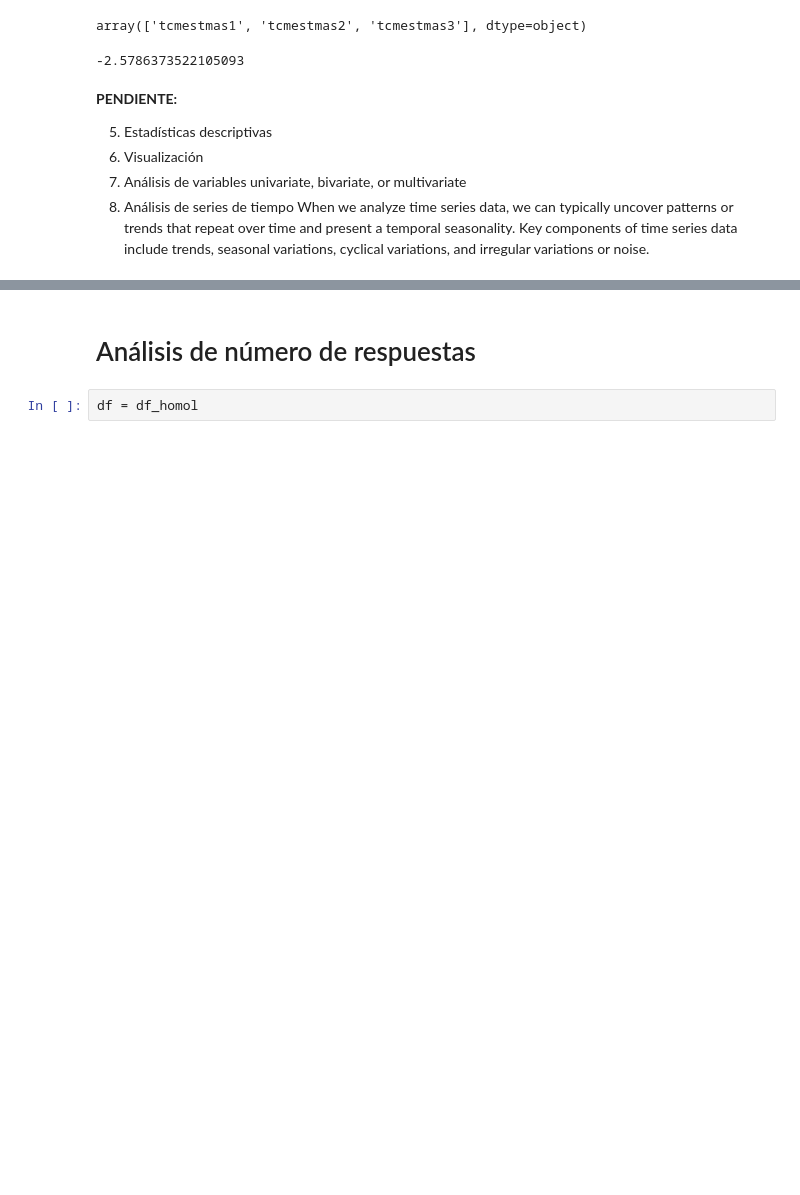
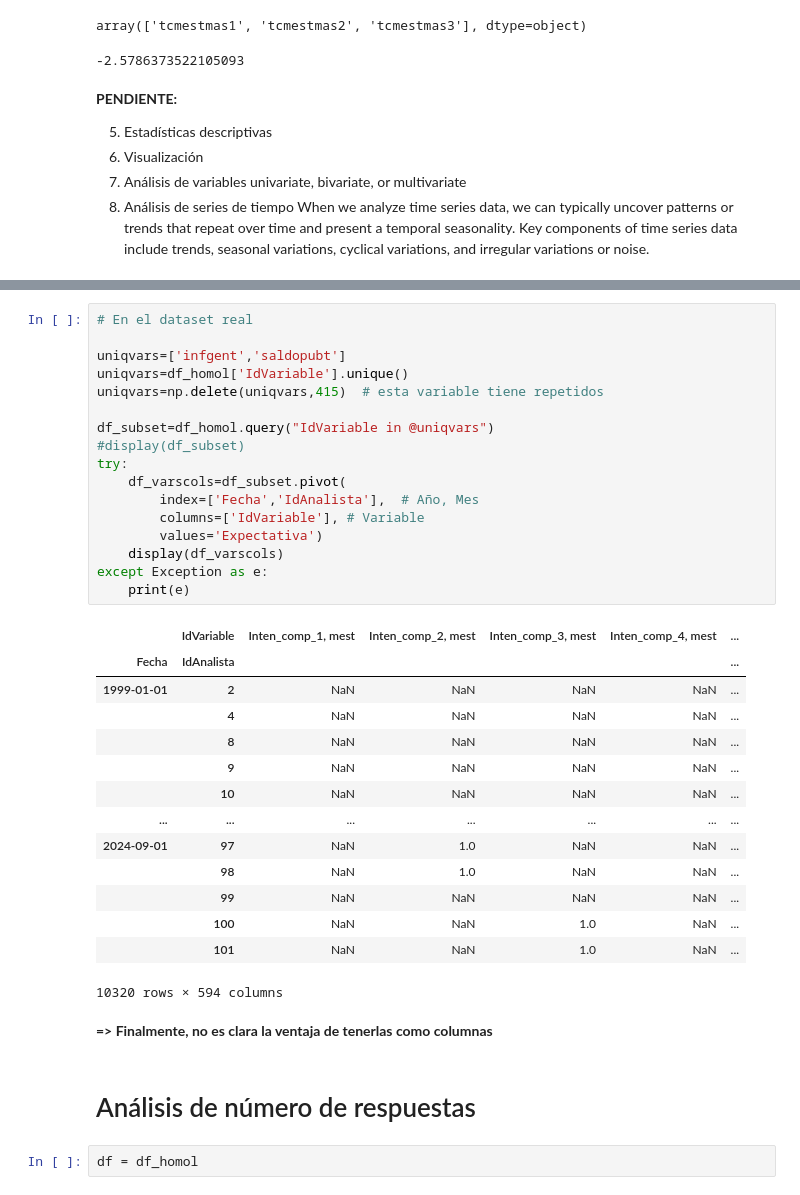
Before and after one commit to arturotena/MemoriaSeminario2024, a Jupyter notebook: Avance.ipynb, the cells around one changed output, grey strips where cells are left out. Drawn from its saved outputs; the diff is of its cells as text; blank space fills up the shorter version.

Commit message:
Fin de ejercicio para de pasar las variables a columnas

```diff
--- a/Avance.ipynb
+++ b/Avance.ipynb
@@ -369,3 +383,37 @@ display(df.pivot(index="lev1", columns=["lev2", "lev3"], values="values"))
+# %%
+# En el dataset real
+
+uniqvars=['infgent','saldopubt']
+uniqvars=df_homol['IdVariable'].unique()
+uniqvars=np.delete(uniqvars,415)  # esta variable tiene repetidos
+
+df_subset=df_homol.query("IdVariable in @uniqvars")
+#display(df_subset)
+try:
+    df_varscols=df_subset.pivot(
+        index=['Fecha','IdAnalista'],  # Año, Mes
+        columns=['IdVariable'], # Variable
+        values='Expectativa')
+    display(df_varscols)
+except Exception as e:
+    print(e)
+# %% [output]
+|  | IdVariable | Inten_comp_1, mest | Inten_comp_2, mest | Inten_comp_3, mest | Inten_comp_4, mest | ... |
+| Fecha | IdAnalista |  |  |  |  | ... |
+| 1999-01-01 | 2 | NaN | NaN | NaN | NaN | ... |
+|  | 4 | NaN | NaN | NaN | NaN | ... |
+|  | 8 | NaN | NaN | NaN | NaN | ... |
+|  | 9 | NaN | NaN | NaN | NaN | ... |
+|  | 10 | NaN | NaN | NaN | NaN | ... |
+| ... | ... | ... | ... | ... | ... | ... |
+| 2024-09-01 | 97 | NaN | 1.0 | NaN | NaN | ... |
+|  | 98 | NaN | 1.0 | NaN | NaN | ... |
+|  | 99 | NaN | NaN | NaN | NaN | ... |
+|  | 100 | NaN | NaN | 1.0 | NaN | ... |
+|  | 101 | NaN | NaN | 1.0 | NaN | ... |
+10320 rows × 594 columns
+# %% [markdown]
+**=> Finalmente, no es clara la ventaja de tenerlas como columnas**
 # %% [markdown]
 # Análisis de número de respuestas
 # %%
```
Also changed, not shown: parts of 5 cells of this notebook.
